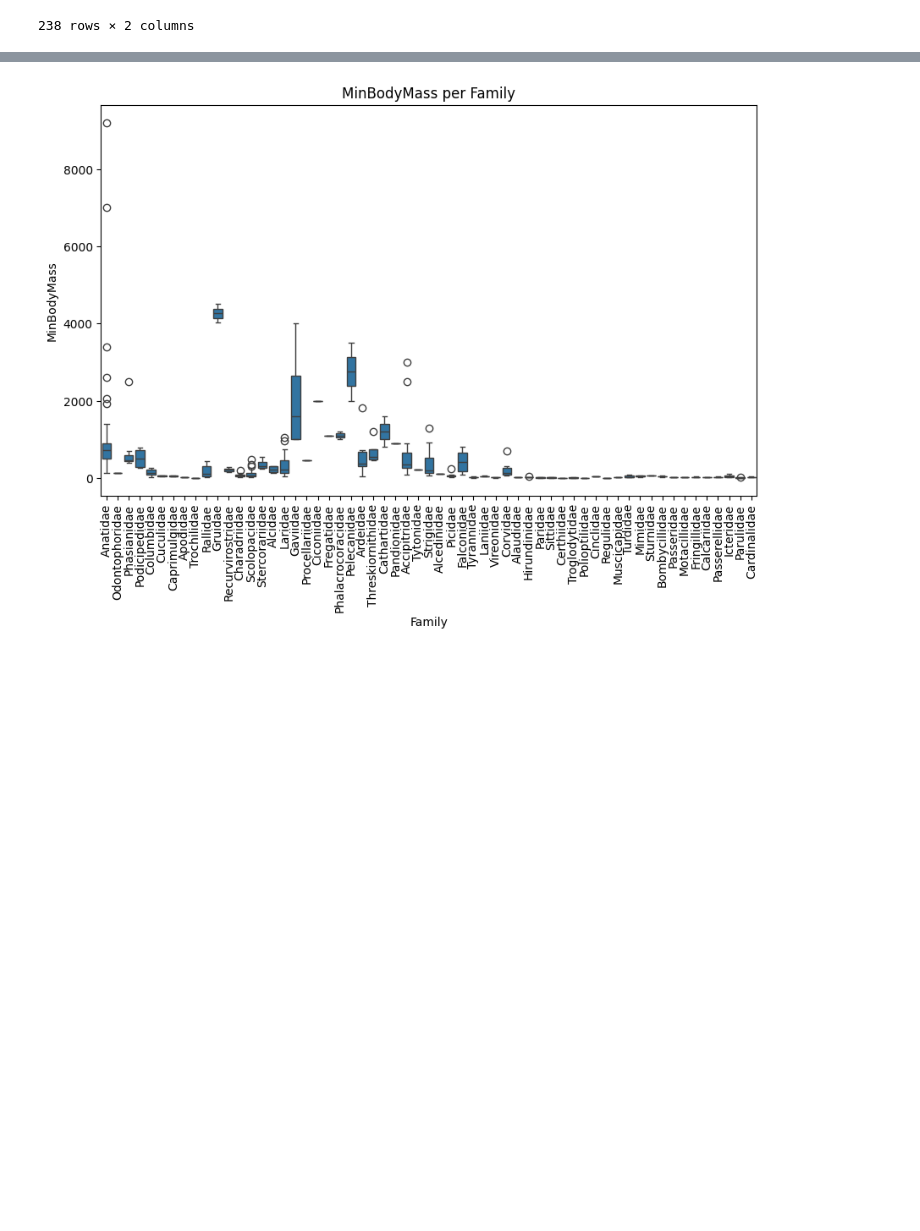
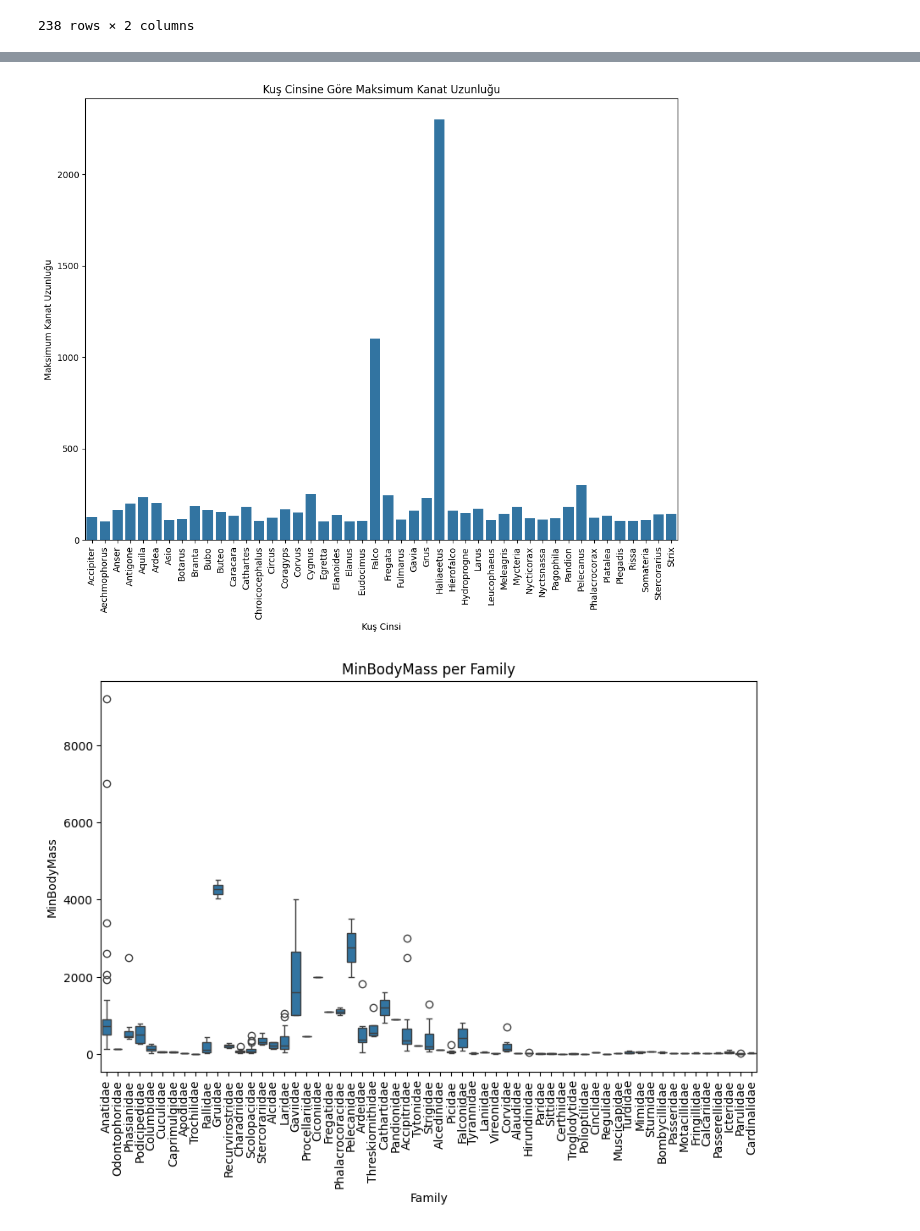
Before and after one commit to SeherKumsar/Ada-Lovelace-Veri-Bilimi-Akademisi, a Jupyter notebook: week-3/group_project.ipynb, the cells around one changed output, grey strips where cells are left out. Cells and saved outputs as stored; diff of their text form; code cells hidden in the pictures; blank space fills up the shorter version.

```diff
--- a/week-3/group_project.ipynb
+++ b/week-3/group_project.ipynb
@@ -140,6 +149,20 @@ plt.title('Kuş Cinsine Göre Maksimum Kanat Uzunluğu')
 plt.show()
 # %% [output]
 [figure]
+# %%
+#Kuş Cinsine Göre Maksimum Kanat Uzunluğu 200 den büyük olanlar
+genus_max_wingspan_df = birds.groupby('Genus')['MaxWingspan'].max().reset_index()
+genus_max_wingspan_df = genus_max_wingspan_df[genus_max_wingspan_df['MaxWingspan'] > 100]
+# Plotting
+plt.figure(figsize=(12, 9))
+sns.barplot(x='Genus', y='MaxWingspan', data=genus_max_wingspan_df)
+plt.xticks(rotation=90)
+plt.xlabel('Kuş Cinsi')
+plt.ylabel('Maksimum Kanat Uzunluğu')
+plt.title('Kuş Cinsine Göre Maksimum Kanat Uzunluğu')
+plt.show()
+# %% [output]
+[figure, added]
 # %%
 plt.figure(figsize=(10, 6))
 
```
Also changed, not shown: parts of 6 cells of this notebook.
